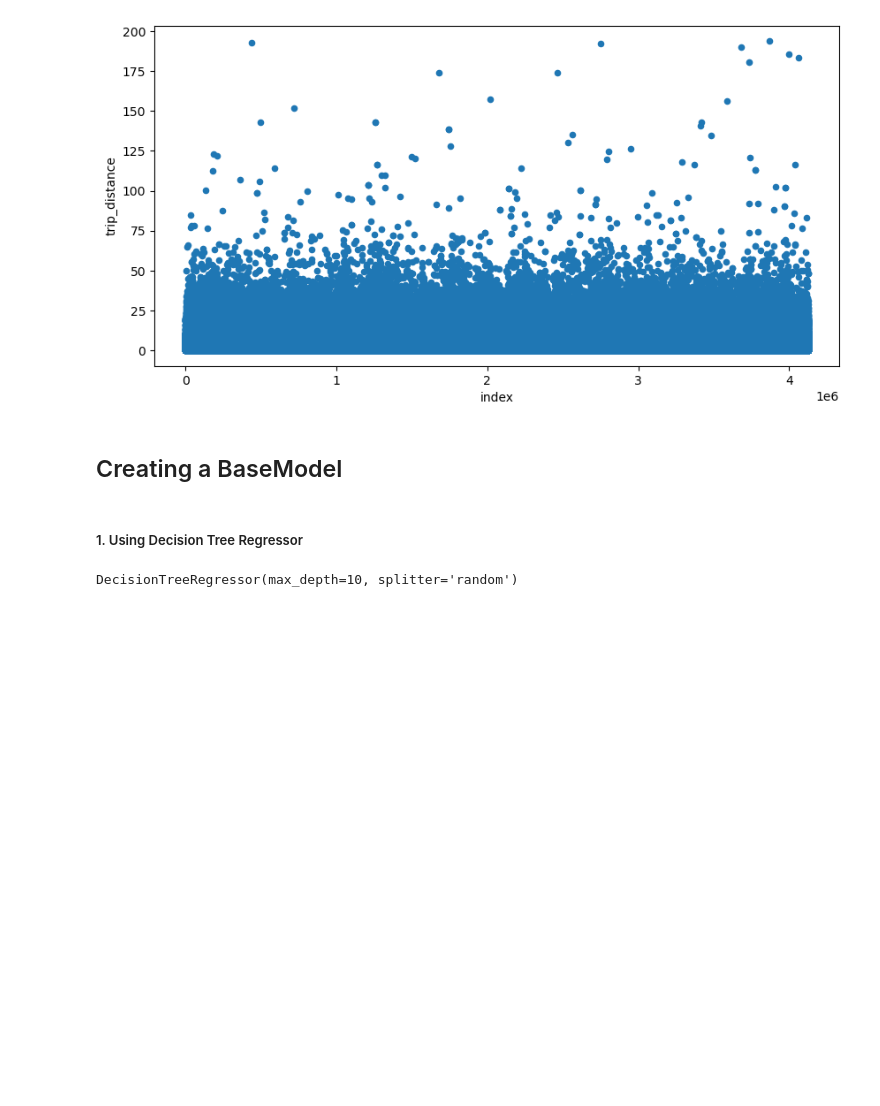
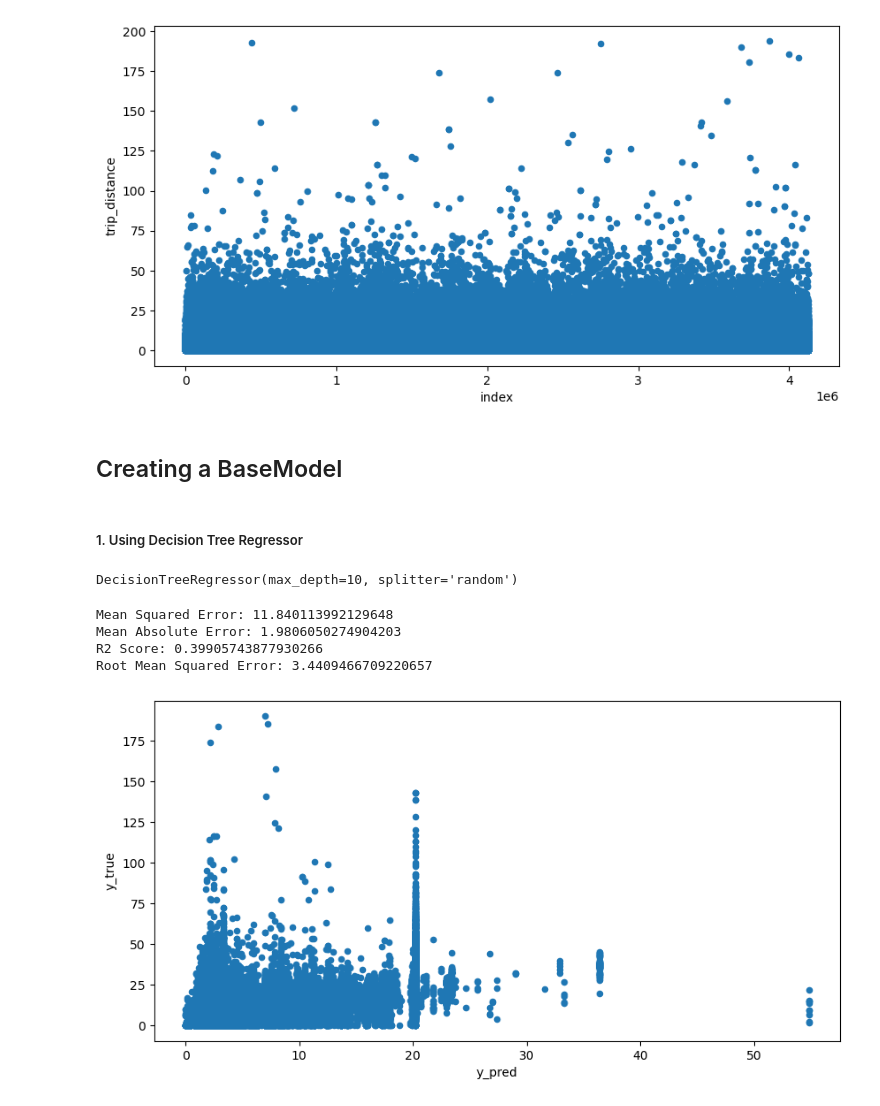
Before and after one commit to TinyHaitch/taxi_analysis, a Jupyter notebook: Untitled.ipynb, the cells around one changed output. Cells and saved outputs as stored; diff of their text form; code cells hidden in the pictures; blank space fills up the shorter version.

Commit message:
completing my base model

```diff
--- a/Untitled.ipynb
+++ b/Untitled.ipynb
@@ -368,7 +368,7 @@ plt.show()
 # %% [markdown]
 ##### 1. Using Decision Tree Regressor
 # %%
-features = ['passenger_count', 'trip_distance', 'PULocationID', 'DOLocationID']
+features = ['passenger_count', 'PULocationID', 'DOLocationID']
 target = 'trip_distance'
 # %%
 from sklearn.model_selection import train_test_split
@@ -382,13 +382,39 @@ X_train, X_test, y_train, y_test = train_test_split(X_bench, y_bench, train_size
 # %%
 from sklearn.tree import DecisionTreeRegressor
 
-reg_model1 = DecisionTreeRegressor(max_depth=10,
+reg_model_base = DecisionTreeRegressor(max_depth=10,
                                    criterion='squared_error',
                                   splitter='random')
-reg_model1.fit(X_train, y_train)
+reg_model_base.fit(X_train, y_train)
 # %% [output]
 DecisionTreeRegressor(max_depth=10, splitter='random')
 # %%
 # print("\n" + "="*60 + "\n")
 # print("                    UNIVARIATE ANALYSIS")
 # print("\n" + "="*60 + "\n")
+# %%
+y_pred_base = reg_model_base.predict(X_test)
+
+from sklearn.metrics import mean_squared_error
+from sklearn.metrics import mean_absolute_error
+from sklearn.metrics import r2_score
+from math import sqrt
+
+print(f'Mean Squared Error: {mean_squared_error(y_pred=y_pred_base, y_true=y_test)}')
+print(f'Mean Absolute Error: {mean_absolute_error(y_pred=y_pred_base, y_true=y_test)}')
+print(f'R2 Score: {r2_score(y_pred=y_pred_base, y_true=y_test)}')
+print(f'Root Mean Squared Error: {sqrt(mean_squared_error(y_pred=y_pred_base, y_true=y_test))}')
+# %% [output]
+Mean Squared Error: 11.840113992129648
+Mean Absolute Error: 1.9806050274904203
+R2 Score: 0.39905743877930266
+Root Mean Squared Error: 3.4409466709220657
+# %%
+res1 = {'y_pred': y_pred_base, 'y_true': y_test}
+
+res_frame1 = pd.DataFrame(res1)
+# %%
+res_frame1.plot(kind='scatter', x='y_pred', y='y_true', figsize=(10, 5))
+plt.show()
+# %% [output]
+[figure, added]
```
